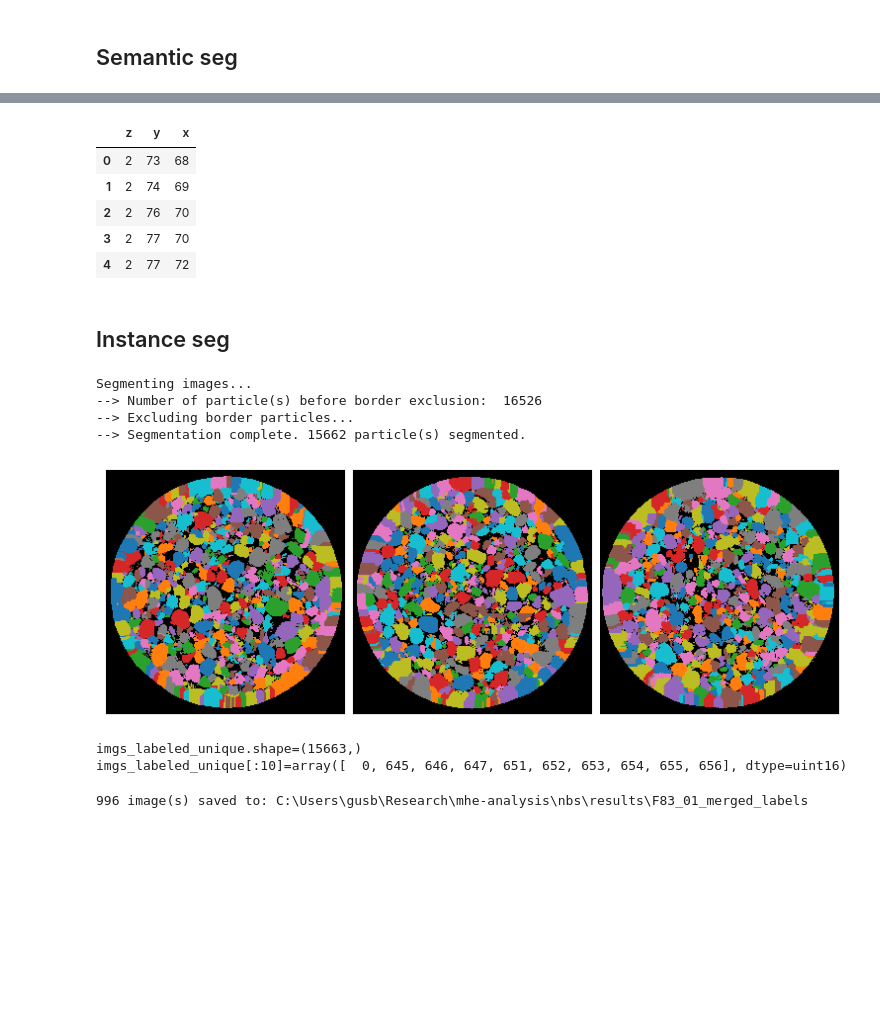
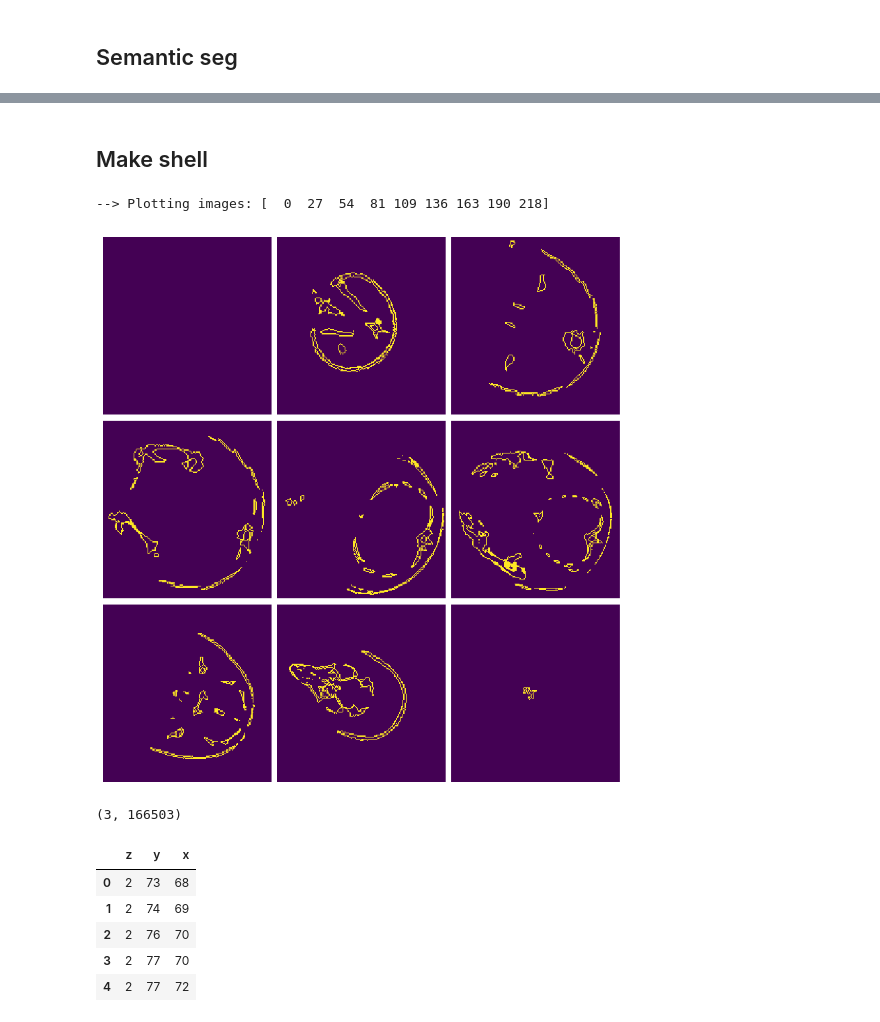
Before and after one commit to GusBusDraws/skeleton-propaganda, a Jupyter notebook: 01-pt-wf.ipynb, the cells around one changed output, grey strips where cells are left out. Cells and saved outputs as stored; diff of their text form; code cells hidden in the pictures; blank space fills up the shorter version.

```diff
--- a/01-pt-wf.ipynb
+++ b/01-pt-wf.ipynb
@@ -80,0 +95,12 @@ pts.shape
+# %%
+imgs_cleaned = morphology.binary_closing(imgs_semantic)
+imgs_cleaned = ndi.binary_fill_holes(imgs_cleaned)
+imgs_cleaned = morphology.remove_small_objects(imgs_cleaned, 10)
+fig, axes = view.plot_slices(
+    imgs_cleaned,
+    nslices=9,
+    print_slices=True,
+    imgs_per_row=3,
+    fig_w=7.5,
+    dpi=100
+)
@@ -81,7 +110,26 @@ pts.shape
+# %% [markdown]
+## Make shell
+# %%
+imgs_ero = morphology.binary_erosion(imgs_cleaned)
+imgs_shell = np.logical_xor(imgs_cleaned, imgs_ero)
+fig, axes = view.plot_slices(
+    imgs_shell,
+    nslices=9,
+    print_slices=True,
+    imgs_per_row=3,
+    fig_w=7.5,
+    dpi=100
+)
+# %% [output]
+--> Plotting images: [  0  27  54  81 109 136 163 190 218]
+[figure, added]
 # %%
+pts = np.array(np.nonzero(imgs_shell))
+print(pts.shape)
 df = pd.DataFrame(pts.T, columns=['z', 'y', 'x'])
 df.head()
 # %% [output]
+(3, 166503)
 |  | z | y | x |
 | 0 | 2 | 73 | 68 |
 | 1 | 2 | 74 | 69 |
@@ -93,37 +138,0 @@ df.to_csv(f'amardillo-{scale}scale.csv', index=False)
-# %% [markdown]
-## Instance seg
-# %%
-imgs = None
-imgs_med = None
-imgs_res = None
-imgs_labeled = segment.watershed_segment(
-    imgs_semantic==len(thresholds),
-    min_peak_distance=6,
-    exclude_borders=True,
-    return_dict=False
-)
-fig, axes = view.plot_color_labels(
-    imgs_labeled,
-    slices=slices,
-    fig_w=7.5,
-    dpi=100
-)
-# %% [output]
-Segmenting images...
---> Number of particle(s) before border exclusion:  16526
---> Excluding border particles...
---> Segmentation complete. 15662 particle(s) segmented.
-[figure, removed]
-# %%
-imgs_labeled_unique = np.unique(imgs_labeled)
-print(f'{imgs_labeled_unique.shape=}')
-print(f'{imgs_labeled_unique[:10]=}')
-# %% [output]
-imgs_labeled_unique.shape=(15663,)
-imgs_labeled_unique[:10]=array([  0, 645, 646, 647, 651, 652, 653, 654, 655, 656], dtype=uint16)
-# %%
-merged_labels_dir_path = Path('../results/F83_01_merged_labels')
-imgs_merged = segment.merge_segmentations(imgs_semantic, imgs_labeled)
-segment.save_images(imgs_merged, merged_labels_dir_path)
-# %% [output]
-996 image(s) saved to: C:\Users\gusb\Research\mhe-analysis\nbs\results\F83_01_merged_labels
```
Also changed, not shown: parts of 19 cells of this notebook, 1 other file.
